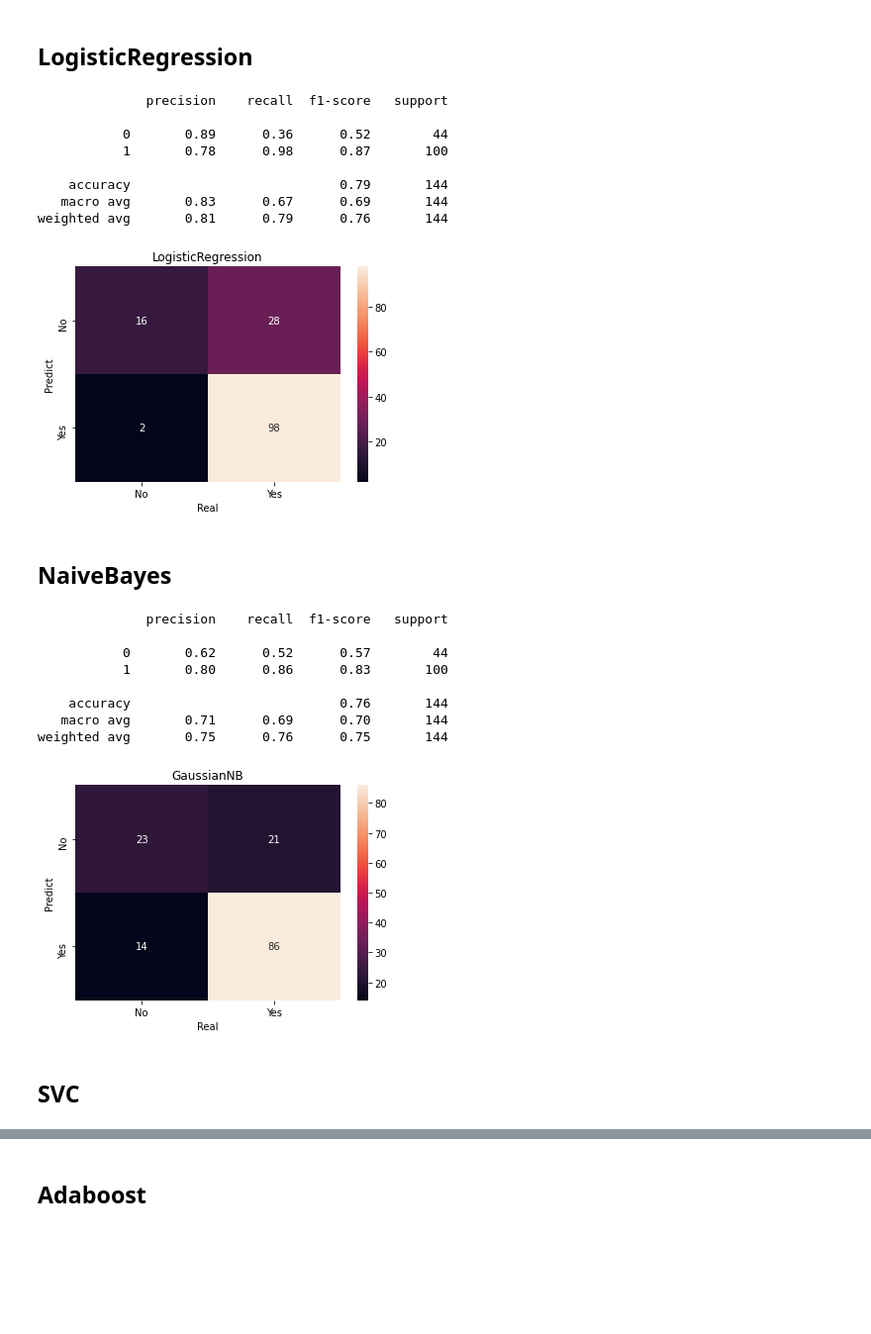
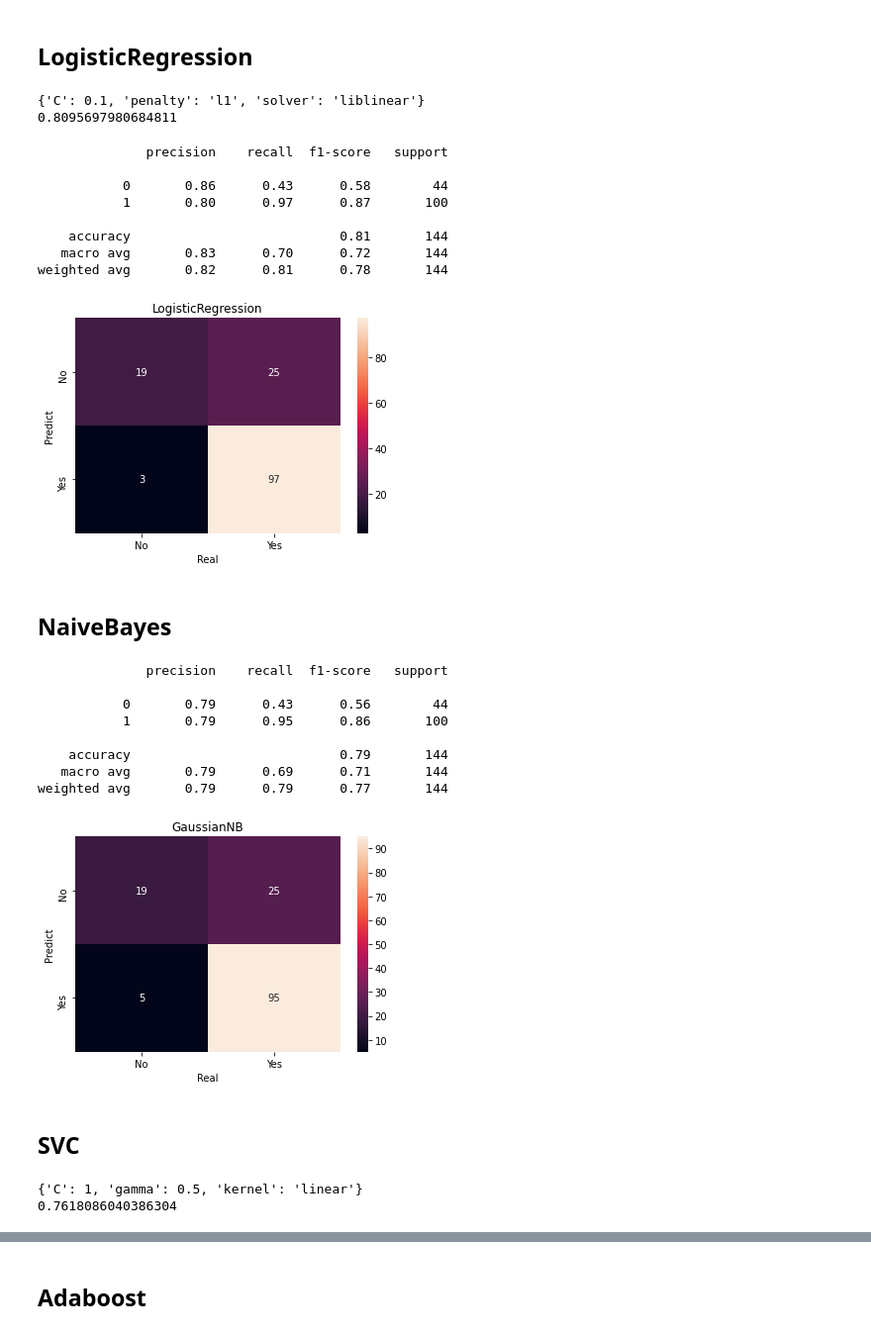
Before and after one commit to austinlasseter/mortgage-loan-prediction, a Jupyter notebook: analysis/mortgage-loans-model-building.ipynb, the cells around one changed output, grey strips where cells are left out. Shown at 99% size. Saved outputs shown, nothing was run; the diff lists cells and outputs as text; code cells hidden in the pictures; blank space fills up the shorter version.

```diff
--- a/analysis/mortgage-loans-model-building.ipynb
+++ b/analysis/mortgage-loans-model-building.ipynb
@@ -293,3 +290,17 @@ X_train, X_test, y_train, y_test = train_test_split(X, y,
                                                      stratify=loans_df['Loan_Status'])
 # %% [markdown]
 ## RandomForest
+# %%
+# grid search for optimal hyperparameters
+grid_values = {'max_features': [4, 5, 6, 7],
+              'max_depth': [3, 7, 11, 13],
+               'n_estimators':[50,100,150]
+              }
+# %%
+# grid search for optimal hyperparameters
+model = RandomForestClassifier(random_state=42,
+                               n_jobs=4)
+rf = GridSearchCV(model, param_grid=grid_values, scoring='accuracy', cv=5)
+rf.fit(X_train,y_train)
+print(rf.best_params_)
+print(rf.best_score_)
@@ -316,45 +324,51 @@ weighted avg       0.76      0.77      0.76       144
 # %% [markdown]
 ## LogisticRegression
+# %%
+# grid search for optimal hyperparameters
+grid_values = {'C': [0.01, 0.1, 1, 10, 100],
+              'penalty': ['l1', 'l2'],
+               'solver':['liblinear'] # this is the only solver that allow parameters
+              }
+# %%
+# grid search for optimal hyperparameters
+model = LogisticRegression(max_iter=1000)
+lr = GridSearchCV(model, param_grid=grid_values, scoring='accuracy', cv=5)
+lr.fit(X_train,y_train)
+print(lr.best_params_)
+print(lr.best_score_)
+# %% [output]
+{'C': 0.1, 'penalty': 'l1', 'solver': 'liblinear'}
+0.8095697980684811
 # %%
-lr = LogisticRegression(C=0.1,
-                       penalty='l1',
-                       solver='liblinear',
-                       max_iter=1000)
-lr.fit(X_train, y_train)
-t = 0.71
+# evaluate the model
 predprob = lr.predict_proba(X_test)
-
-pred_y = [np.ceil(x) if x>=t else np.floor(x) for x in predprob[:,1]]
-mod_eval(loans_df, pred_y, lr.predict_proba(X_test), y_test, 'LogisticRegression')
+mod_eval(loans_df, lr.predict(X_test), y_test, 'LogisticRegression')
 # %% [output]
               precision    recall  f1-score   support
 
-           0       0.89      0.36      0.52        44
-           1       0.78      0.98      0.87       100
+           0       0.86      0.43      0.58        44
+           1       0.80      0.97      0.87       100
 
-    accuracy                           0.79       144
-   macro avg       0.83      0.67      0.69       144
-weighted avg       0.81      0.79      0.76       144
+    accuracy                           0.81       144
+   macro avg       0.83      0.70      0.72       144
+weighted avg       0.82      0.81      0.78       144
 [figure]
 # %% [markdown]
 ## NaiveBayes
 # %%
+# there are no hyperparameters to gridsearch
 gnb = GaussianNB()
-
 gnb.fit(X_train, y_train)
-t = 0.75
-predprob = gnb.predict_proba(X_test)
-pred_y = [np.ceil(x) if x>=t else np.floor(x) for x in predprob[:,1]]
-mod_eval(loans_df,pred_y, gnb.predict_proba(X_test), y_test, 'GaussianNB')
+mod_eval(loans_df, gnb.predict(X_test),  y_test, 'GaussianNB')
 # %% [output]
               precision    recall  f1-score   support
 
-           0       0.62      0.52      0.57        44
-           1       0.80      0.86      0.83       100
+           0       0.79      0.43      0.56        44
+           1       0.79      0.95      0.86       100
 
-    accuracy                           0.76       144
-   macro avg       0.71      0.69      0.70       144
-weighted avg       0.75      0.76      0.75       144
+    accuracy                           0.79       144
+   macro avg       0.79      0.69      0.71       144
+weighted avg       0.79      0.79      0.77       144
-[figure, old version]
+[figure, new version]
 # %% [markdown]
 ## SVC
@@ -361 +381,11 @@ weighted avg       0.75      0.76      0.75       144
+# %%
+# grid search for optimal hyperparameters
+model = SVC(class_weight='balanced',probability=True)
+svc = GridSearchCV(model, param_grid=grid_values, scoring='accuracy', cv=5)
+svc.fit(X_train,y_train)
+print(svc.best_params_)
+print(svc.best_score_)
+# %% [output]
+{'C': 1, 'gamma': 0.5, 'kernel': 'linear'}
+0.7618086040386304
 # %%
```
Also changed, not shown: parts of 25 cells of this notebook, 1 other file.
